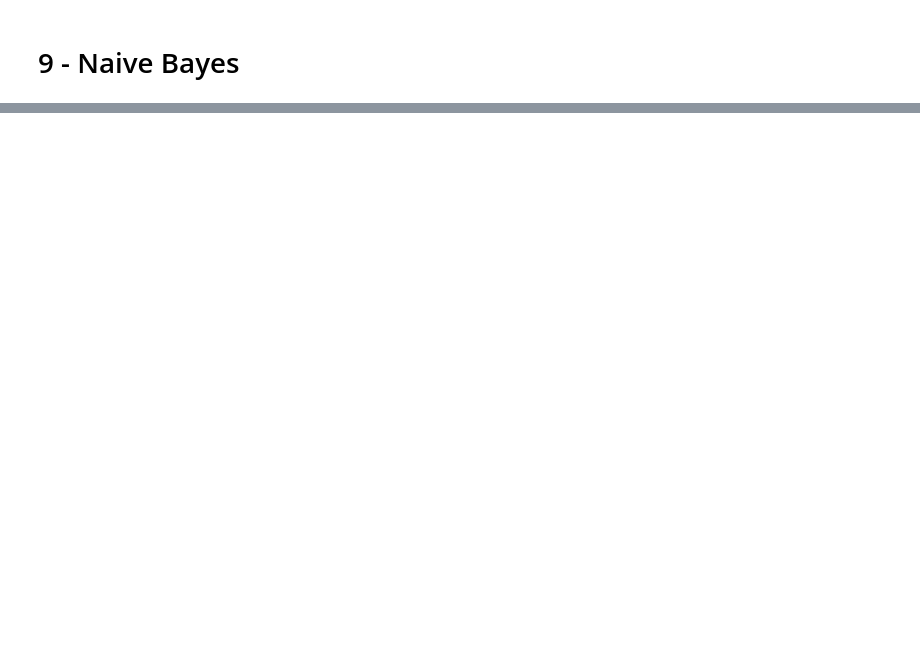
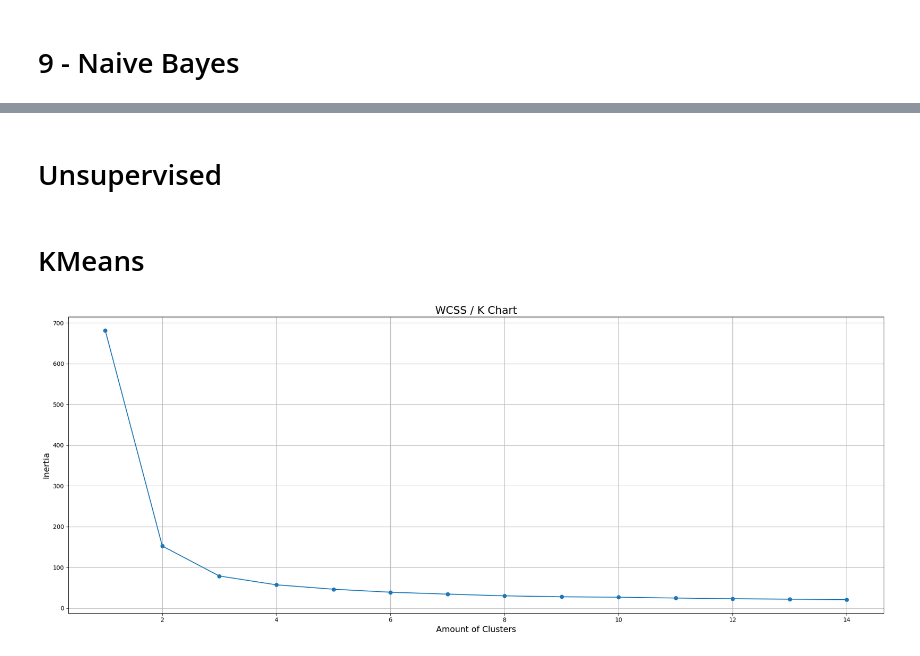
Before and after one commit to Emilinjoseph/Iris-dataset-prediction-using-different-classification-models, a Jupyter notebook: Classification Algorithms Using IRIS dataset.ipynb, the cells around one changed output, grey strips where cells are left out. Saved outputs shown, nothing was run; the diff lists cells and outputs as text; code cells hidden in the pictures; blank space fills up the shorter version.

```diff
--- a/Classification Algorithms Using IRIS dataset.ipynb
+++ b/Classification Algorithms Using IRIS dataset.ipynb
@@ -598,0 +603,28 @@ weighted avg       1.00      1.00      1.00        30
+# %% [markdown]
+# Unsupervised
+# %%
+X=iris.data
+# %% [markdown]
+# KMeans
+# %%
+from sklearn.cluster import KMeans
+
+wcss = []
+#WCSS (Within-Cluster Sum of Square). WCSS is the sum of the squared distance between each point and the centroid in a cluster
+for k in range(1,15):
+    kmeans = KMeans(n_clusters=k)
+    kmeans.fit(X)
+    wcss.append(kmeans.inertia_)
+
+
+plt.figure(figsize=(20,8))
+plt.title("WCSS / K Chart", fontsize=18)
+plt.plot(range(1,15),wcss,"-o")
+plt.grid(True)
+plt.xlabel("Amount of Clusters",fontsize=14)
+plt.ylabel("Inertia",fontsize=14)
+
+plt.tight_layout()
+plt.show()
+# %% [output]
+[figure, added]
```
Also changed, not shown: parts of 22 cells of this notebook.
